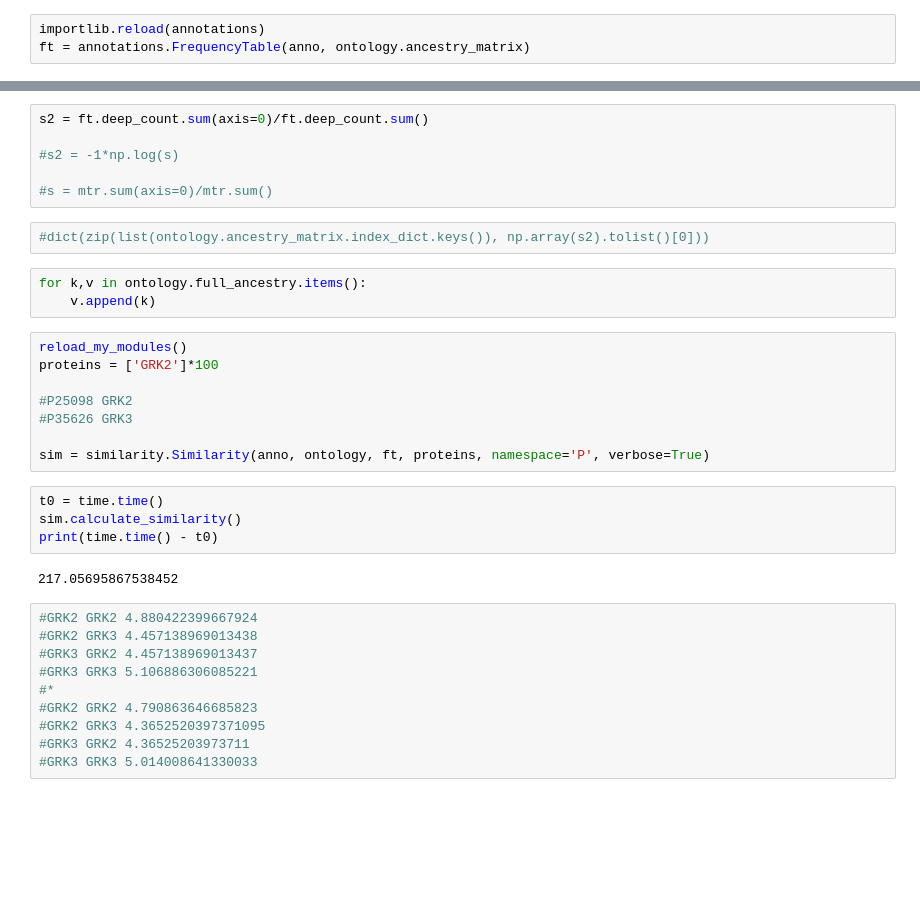
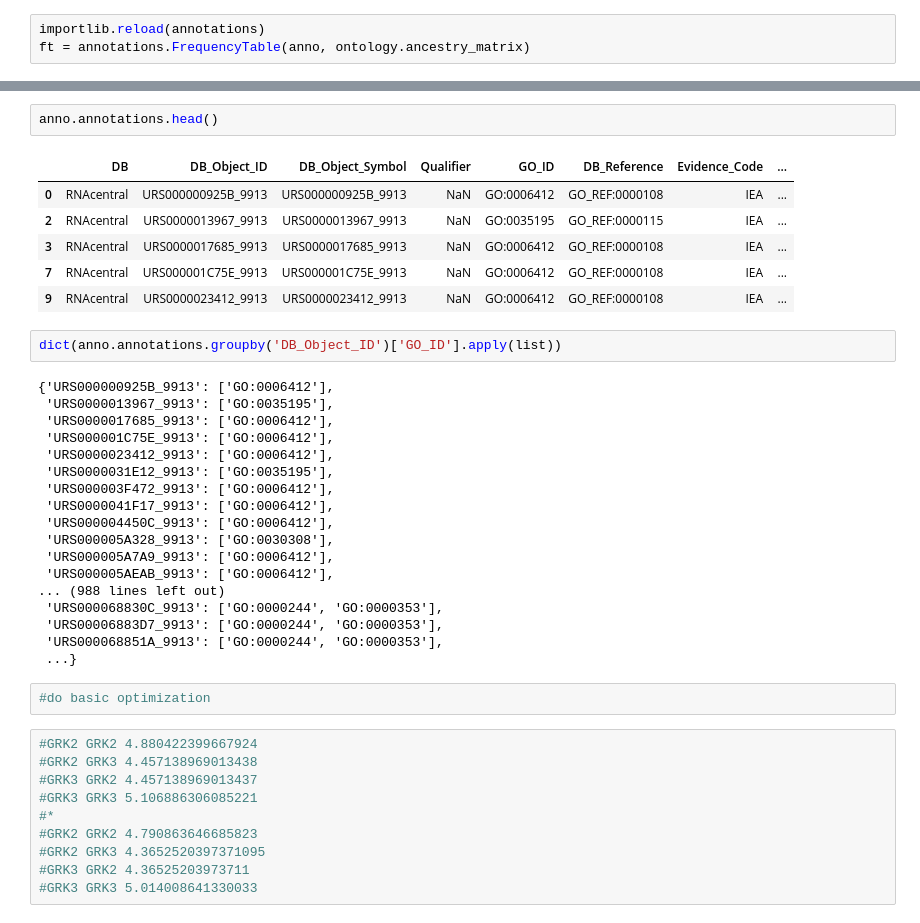
Before and after one commit to ily123/ggid, a Jupyter notebook: onto_scratch.ipynb, the cells around one changed output, grey strips where cells are left out. Drawn from its saved outputs; the diff is of its cells as text; blank space fills up the shorter version.

```diff
--- a/onto_scratch.ipynb
+++ b/onto_scratch.ipynb
@@ -123,28 +113,34 @@ print(time.time()-t)
-# %%
-s2 = ft.deep_count.sum(axis=0)/ft.deep_count.sum()
-
-#s2 = -1*np.log(s)
-
-#s = mtr.sum(axis=0)/mtr.sum()
-# %%
-#dict(zip(list(ontology.ancestry_matrix.index_dict.keys()), np.array(s2).tolist()[0]))
-# %%
-for k,v in ontology.full_ancestry.items():
-    v.append(k)
-# %%
-reload_my_modules()
-proteins = ['GRK2']*100
-
-#P25098 GRK2
-#P35626 GRK3
-
-sim = similarity.Similarity(anno, ontology, ft, proteins, namespace='P', verbose=True)
-# %%
-t0 = time.time()
-sim.calculate_similarity()
-print(time.time() - t0)
-# %% [output]
-217.05695867538452
+# %%
+anno.annotations.head()
+# %% [output]
+|  | DB | DB_Object_ID | DB_Object_Symbol | Qualifier | GO_ID | DB_Reference | Evidence_Code | ... |
+| 0 | RNAcentral | URS000000925B_9913 | URS000000925B_9913 | NaN | GO:0006412 | GO_REF:0000108 | IEA | ... |
+| 2 | RNAcentral | URS0000013967_9913 | URS0000013967_9913 | NaN | GO:0035195 | GO_REF:0000115 | IEA | ... |
+| 3 | RNAcentral | URS0000017685_9913 | URS0000017685_9913 | NaN | GO:0006412 | GO_REF:0000108 | IEA | ... |
+| 7 | RNAcentral | URS000001C75E_9913 | URS000001C75E_9913 | NaN | GO:0006412 | GO_REF:0000108 | IEA | ... |
+| 9 | RNAcentral | URS0000023412_9913 | URS0000023412_9913 | NaN | GO:0006412 | GO_REF:0000108 | IEA | ... |
+# %%
+dict(anno.annotations.groupby('DB_Object_ID')['GO_ID'].apply(list))
+# %% [output]
+{'URS000000925B_9913': ['GO:0006412'],
+ 'URS0000013967_9913': ['GO:0035195'],
+ 'URS0000017685_9913': ['GO:0006412'],
+ 'URS000001C75E_9913': ['GO:0006412'],
+ 'URS0000023412_9913': ['GO:0006412'],
+ 'URS0000031E12_9913': ['GO:0035195'],
+ 'URS000003F472_9913': ['GO:0006412'],
+ 'URS0000041F17_9913': ['GO:0006412'],
+ 'URS000004450C_9913': ['GO:0006412'],
+ 'URS000005A328_9913': ['GO:0030308'],
+ 'URS000005A7A9_9913': ['GO:0006412'],
+ 'URS000005AEAB_9913': ['GO:0006412'],
+... (988 lines left out)
+ 'URS000068830C_9913': ['GO:0000244', 'GO:0000353'],
+ 'URS00006883D7_9913': ['GO:0000244', 'GO:0000353'],
+ 'URS000068851A_9913': ['GO:0000244', 'GO:0000353'],
+ ...}
+# %%
+#do basic optimization
 # %%
 #GRK2 GRK2 4.880422399667924
 #GRK2 GRK3 4.457138969013438
```
Also changed, not shown: parts of 69 cells of this notebook, 5 other files.
